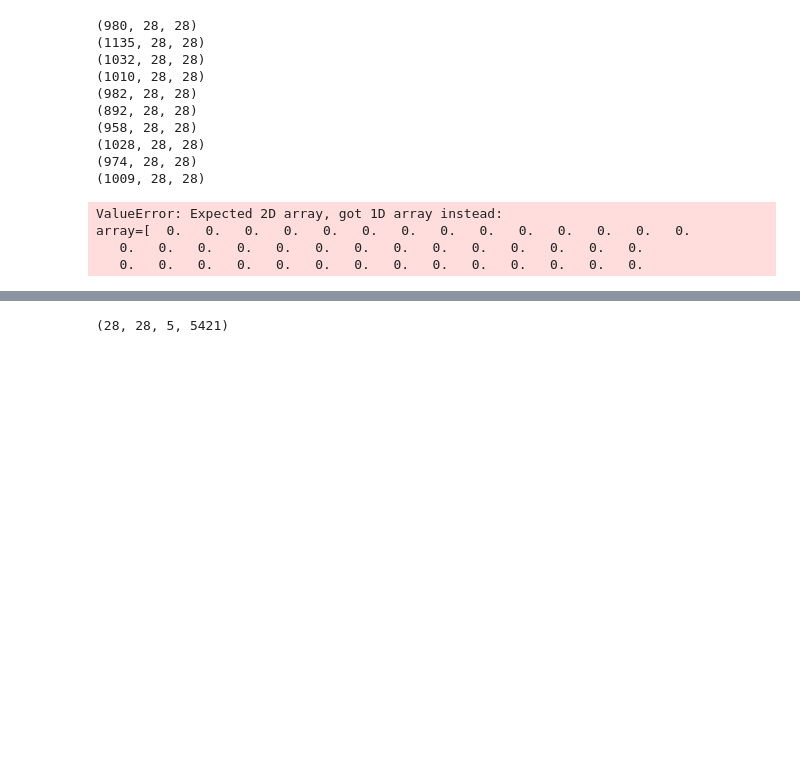
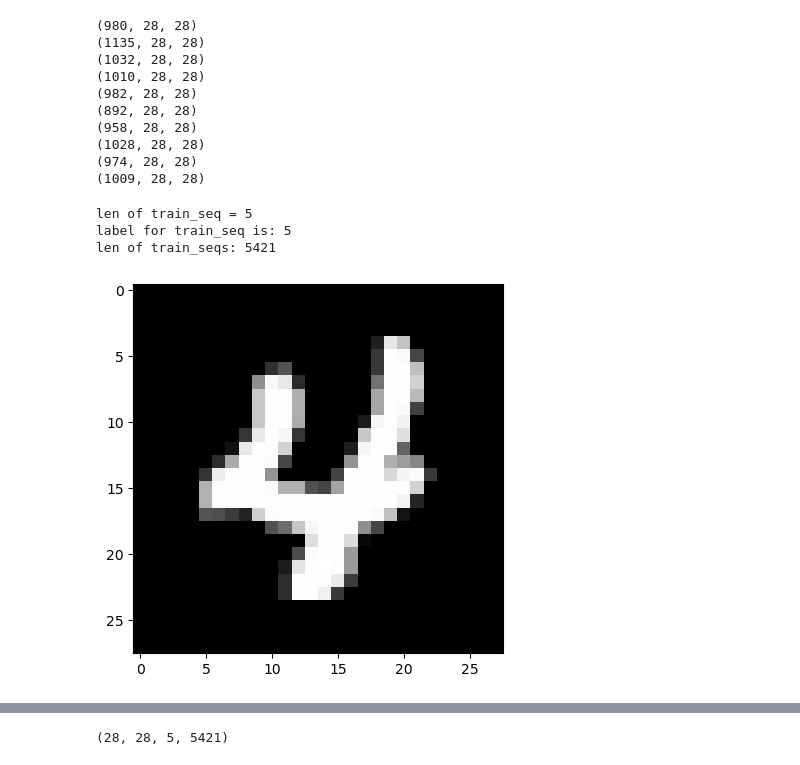
Before and after one commit to FishAres/Pytorch_hypernets, a Jupyter notebook: notebooks/fmap_tutorial.ipynb, the cells around one changed output, grey strips where cells are left out. Cells and saved outputs as stored; diff of their text form; code cells hidden in the pictures; blank space fills up the shorter version.

```diff
--- a/notebooks/fmap_tutorial.ipynb
+++ b/notebooks/fmap_tutorial.ipynb
@@ -251,20 +253,30 @@ for i in range(smallest_train_set_size):
     # Each image's px values are [0, 255]. Normalize to [0, 1]
     first_digit = random.randint(0, 5)
     train_seq = []
-    train_seq.append(normalize(train_ordered[first_digit][i].flatten()).reshape((28, 28), dim=0))
-    train_seq.append(normalize(train_ordered[first_digit + 1][i].flatten()).reshape((28, 28), dim=0))
-    train_seq.append(normalize(train_ordered[first_digit + 2][i].flatten()).reshape((28, 28), dim=0))
-    train_seq.append(normalize(train_ordered[first_digit + 3][i].flatten()).reshape((28, 28), dim=0))
-    train_seq.append(normalize(train_ordered[first_digit + 4][i].flatten()).reshape((28, 28), dim=0))
+    # Divide by 255 to normalize each mnist digit image to only have pixel values between [0, 1].
+    train_seq.append(train_ordered[first_digit][i].flatten() / 255)
+    train_seq.append(train_ordered[first_digit + 1][i].flatten() / 255)
+    train_seq.append(train_ordered[first_digit + 2][i].flatten() / 255)
+    train_seq.append(train_ordered[first_digit + 3][i].flatten() / 255)
+    train_seq.append(train_ordered[first_digit + 4][i].flatten() / 255)
     train_seqs.append(train_seq)
     train_labels.append(first_digit + 5)
 
+    # print(f"train_seq = {train_seq}")
+    # print(f"train_seqs = {train_seqs}")
+
 # plt.imshow(train_zeros[5000].reshape(28, 28), cmap='gray')
-# %% [output]
-ValueError: Expected 2D array, got 1D array instead:
-array=[  0.   0.   0.   0.   0.   0.   0.   0.   0.   0.   0.   0.   0.   0.
-   0.   0.   0.   0.   0.   0.   0.   0.   0.   0.   0.   0.   0.   0.
-   0.   0.   0.   0.   0.   0.   0.   0.   0.   0.   0.   0.   0.   0.
+# %%
+# Just evaluating the data to make sure it's ok
+print(f"len of train_seq = {len(train_seq)}")
+plt.imshow(train_seq[4].reshape(28, 28), cmap='gray')
+print(f"label for train_seq is: {train_labels[-1]}")
+print(f"len of train_seqs: {len(train_labels)}")
+# %% [output]
+len of train_seq = 5
+label for train_seq is: 5
+len of train_seqs: 5421
+[figure, added]
 # %%
 # Create the testing digit sequence samples
 test_seqs = []
```
Also changed, not shown: parts of 19 cells of this notebook.
